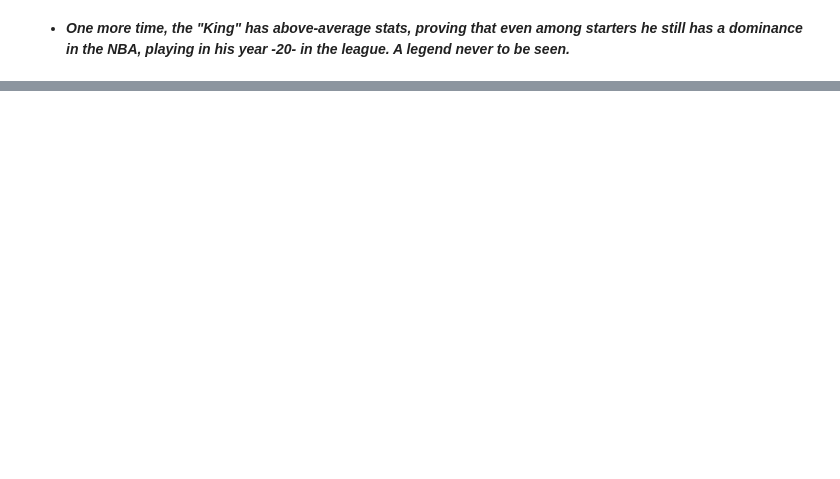
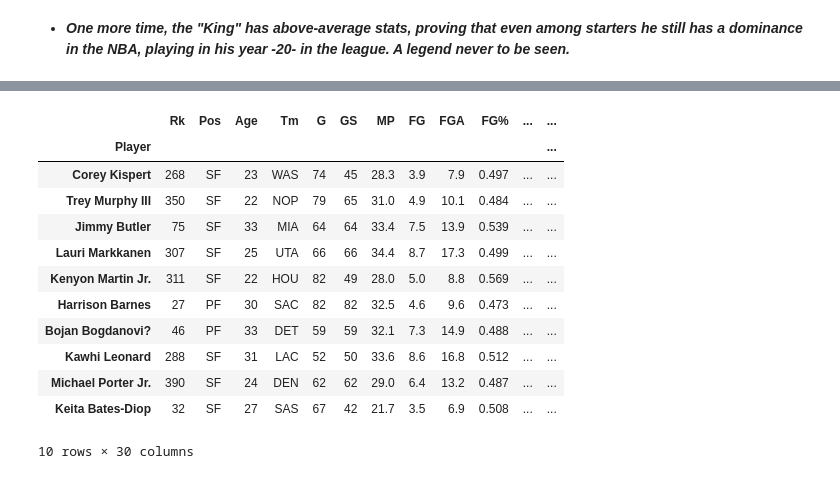
Before and after one commit to Diegomoreira3/DataWork, a Jupyter notebook: nba-2022-2023-data-overview.ipynb, the cells around one changed output, grey strips where cells are left out. Drawn from its saved outputs; the diff is of its cells as text; code cells hidden in the pictures; blank space fills up the shorter version.

```diff
--- a/nba-2022-2023-data-overview.ipynb
+++ b/nba-2022-2023-data-overview.ipynb
@@ -106,0 +231,16 @@ print(df_Lebron_vs_NBA)
+# %%
+df_SFPF.head(10)
+# %% [output]
+|  | Rk | Pos | Age | Tm | G | GS | MP | FG | FGA | FG% | ... | ... |
+| Player |  |  |  |  |  |  |  |  |  |  |  | ... |
+| Corey Kispert | 268 | SF | 23 | WAS | 74 | 45 | 28.3 | 3.9 | 7.9 | 0.497 | ... | ... |
+| Trey Murphy III | 350 | SF | 22 | NOP | 79 | 65 | 31.0 | 4.9 | 10.1 | 0.484 | ... | ... |
+| Jimmy Butler | 75 | SF | 33 | MIA | 64 | 64 | 33.4 | 7.5 | 13.9 | 0.539 | ... | ... |
+| Lauri Markkanen | 307 | SF | 25 | UTA | 66 | 66 | 34.4 | 8.7 | 17.3 | 0.499 | ... | ... |
+| Kenyon Martin Jr. | 311 | SF | 22 | HOU | 82 | 49 | 28.0 | 5.0 | 8.8 | 0.569 | ... | ... |
+| Harrison Barnes | 27 | PF | 30 | SAC | 82 | 82 | 32.5 | 4.6 | 9.6 | 0.473 | ... | ... |
+| Bojan Bogdanovi? | 46 | PF | 33 | DET | 59 | 59 | 32.1 | 7.3 | 14.9 | 0.488 | ... | ... |
+| Kawhi Leonard | 288 | SF | 31 | LAC | 52 | 50 | 33.6 | 8.6 | 16.8 | 0.512 | ... | ... |
+| Michael Porter Jr. | 390 | SF | 24 | DEN | 62 | 62 | 29.0 | 6.4 | 13.2 | 0.487 | ... | ... |
+| Keita Bates-Diop | 32 | SF | 27 | SAS | 67 | 42 | 21.7 | 3.5 | 6.9 | 0.508 | ... | ... |
+10 rows × 30 columns
```
Also changed, not shown: parts of 30 cells of this notebook.
